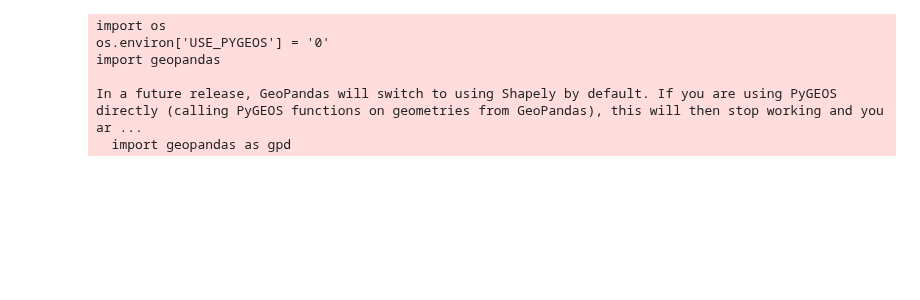
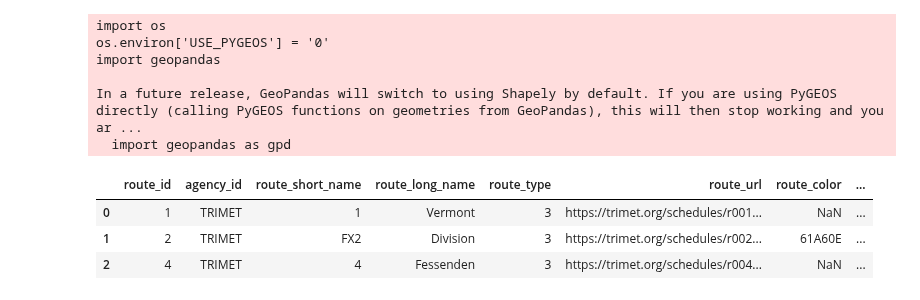
Before and after one commit to sidetrackedmind/trimet_trip_game, a Jupyter notebook: get_trimet_data.ipynb, the cells around one changed output. Saved outputs shown, nothing was run; the diff lists cells and outputs as text; code cells hidden in the pictures; blank space fills up the shorter version.

```diff
--- a/get_trimet_data.ipynb
+++ b/get_trimet_data.ipynb
@@ -22,0 +26,8 @@ myzip.extractall('gtfs/')
+# %%
+gtfs_routes = pd.read_csv('gtfs/routes.txt')
+gtfs_routes.head(3)
+# %% [output]
+|  | route_id | agency_id | route_short_name | route_long_name | route_type | route_url | route_color | ... |
+| 0 | 1 | TRIMET | 1 | Vermont | 3 | https://trimet.org/schedules/r001... | NaN | ... |
+| 1 | 2 | TRIMET | FX2 | Division | 3 | https://trimet.org/schedules/r002... | 61A60E | ... |
+| 2 | 4 | TRIMET | 4 | Fessenden | 3 | https://trimet.org/schedules/r004... | NaN | ... |
```
Also changed, not shown: parts of 3 cells of this notebook, 4 other files.
